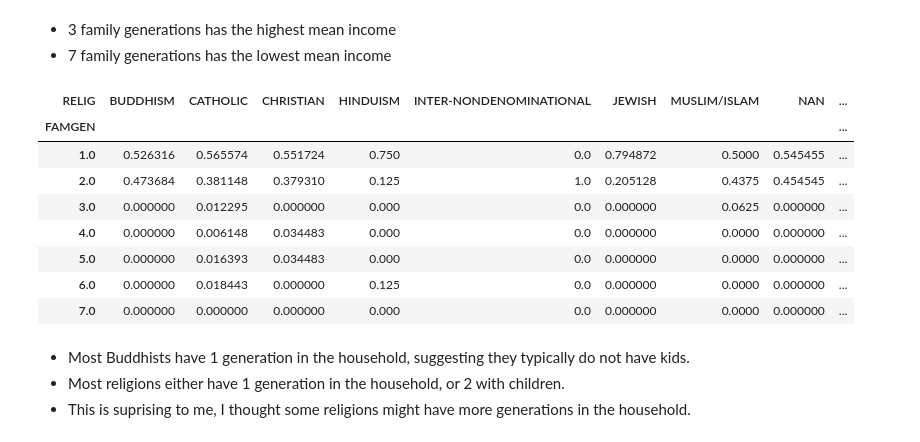
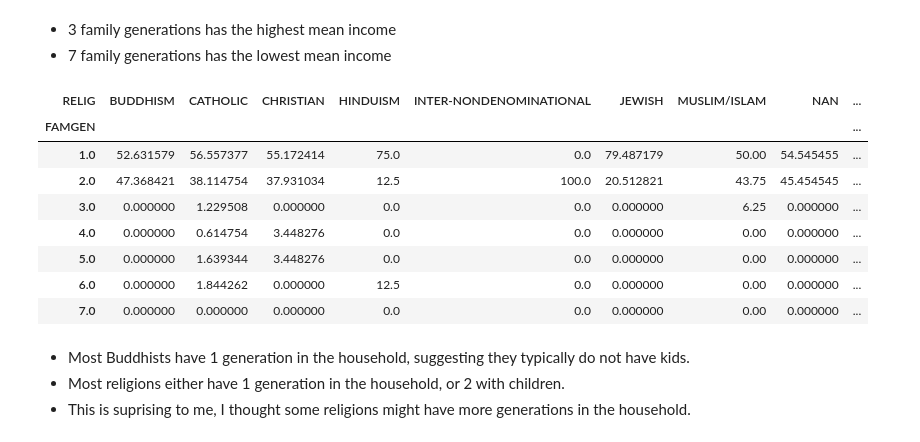
Before and after one commit to DS3001/group14, a Jupyter notebook: SabrinaViz.ipynb, the cells around one changed output. Saved outputs shown, nothing was run; the diff lists cells and outputs as text; code cells hidden in the pictures.

Commit message:
Finished relig vs famgen graphs and analysis

```diff
--- a/SabrinaViz.ipynb
+++ b/SabrinaViz.ipynb
@@ -135,18 +135,18 @@ income_stats_by_famgen
 - 3 family generations has the highest mean income
 - 7 family generations has the lowest mean income
 # %%
-cross_tab_normalized = pd.crosstab(index=df['FAMGEN'], columns=df['RELIG'], normalize='columns')
-cross_tab_normalized
+cross_tab_percentage = pd.crosstab(index=df['FAMGEN'], columns=df['RELIG'], normalize='columns') * 100
+cross_tab_percentage
 # %% [output]
 | RELIG | BUDDHISM | CATHOLIC | CHRISTIAN | HINDUISM | INTER-NONDENOMINATIONAL | JEWISH | MUSLIM/ISLAM | NAN | ... |
 | FAMGEN |  |  |  |  |  |  |  |  | ... |
-| 1.0 | 0.526316 | 0.565574 | 0.551724 | 0.750 | 0.0 | 0.794872 | 0.5000 | 0.545455 | ... |
-| 2.0 | 0.473684 | 0.381148 | 0.379310 | 0.125 | 1.0 | 0.205128 | 0.4375 | 0.454545 | ... |
-| 3.0 | 0.000000 | 0.012295 | 0.000000 | 0.000 | 0.0 | 0.000000 | 0.0625 | 0.000000 | ... |
-| 4.0 | 0.000000 | 0.006148 | 0.034483 | 0.000 | 0.0 | 0.000000 | 0.0000 | 0.000000 | ... |
-| 5.0 | 0.000000 | 0.016393 | 0.034483 | 0.000 | 0.0 | 0.000000 | 0.0000 | 0.000000 | ... |
-| 6.0 | 0.000000 | 0.018443 | 0.000000 | 0.125 | 0.0 | 0.000000 | 0.0000 | 0.000000 | ... |
-| 7.0 | 0.000000 | 0.000000 | 0.000000 | 0.000 | 0.0 | 0.000000 | 0.0000 | 0.000000 | ... |
+| 1.0 | 52.631579 | 56.557377 | 55.172414 | 75.0 | 0.0 | 79.487179 | 50.00 | 54.545455 | ... |
+| 2.0 | 47.368421 | 38.114754 | 37.931034 | 12.5 | 100.0 | 20.512821 | 43.75 | 45.454545 | ... |
+| 3.0 | 0.000000 | 1.229508 | 0.000000 | 0.0 | 0.0 | 0.000000 | 6.25 | 0.000000 | ... |
+| 4.0 | 0.000000 | 0.614754 | 3.448276 | 0.0 | 0.0 | 0.000000 | 0.00 | 0.000000 | ... |
+| 5.0 | 0.000000 | 1.639344 | 3.448276 | 0.0 | 0.0 | 0.000000 | 0.00 | 0.000000 | ... |
+| 6.0 | 0.000000 | 1.844262 | 0.000000 | 12.5 | 0.0 | 0.000000 | 0.00 | 0.000000 | ... |
+| 7.0 | 0.000000 | 0.000000 | 0.000000 | 0.0 | 0.0 | 0.000000 | 0.00 | 0.000000 | ... |
 # %% [markdown]
 - Most Buddhists have 1 generation in the household, suggesting they typically do not have kids.
 - Most religions either have 1 generation in the household, or 2 with children.
```
Also changed, not shown: parts of 6 cells of this notebook.
